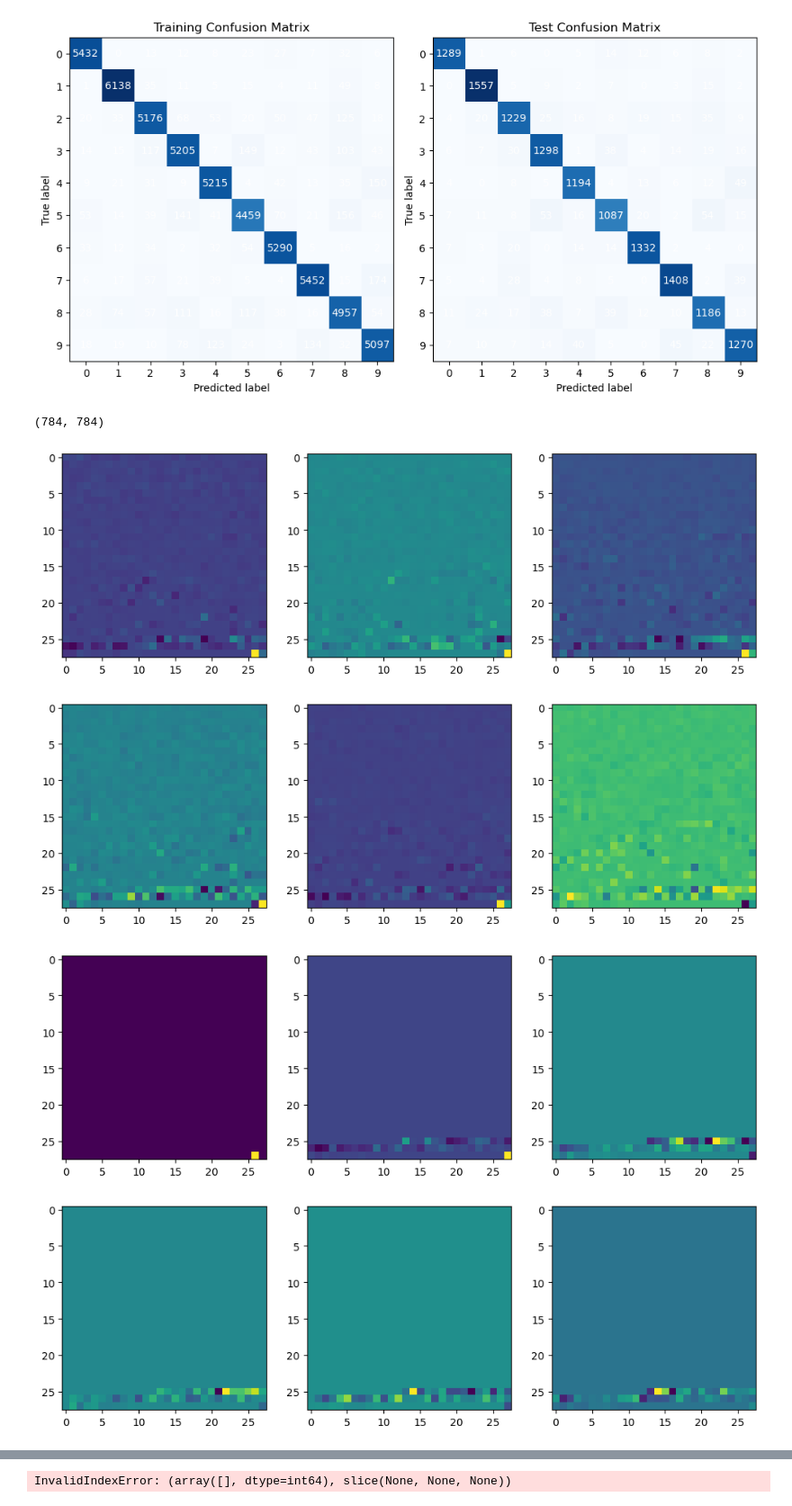
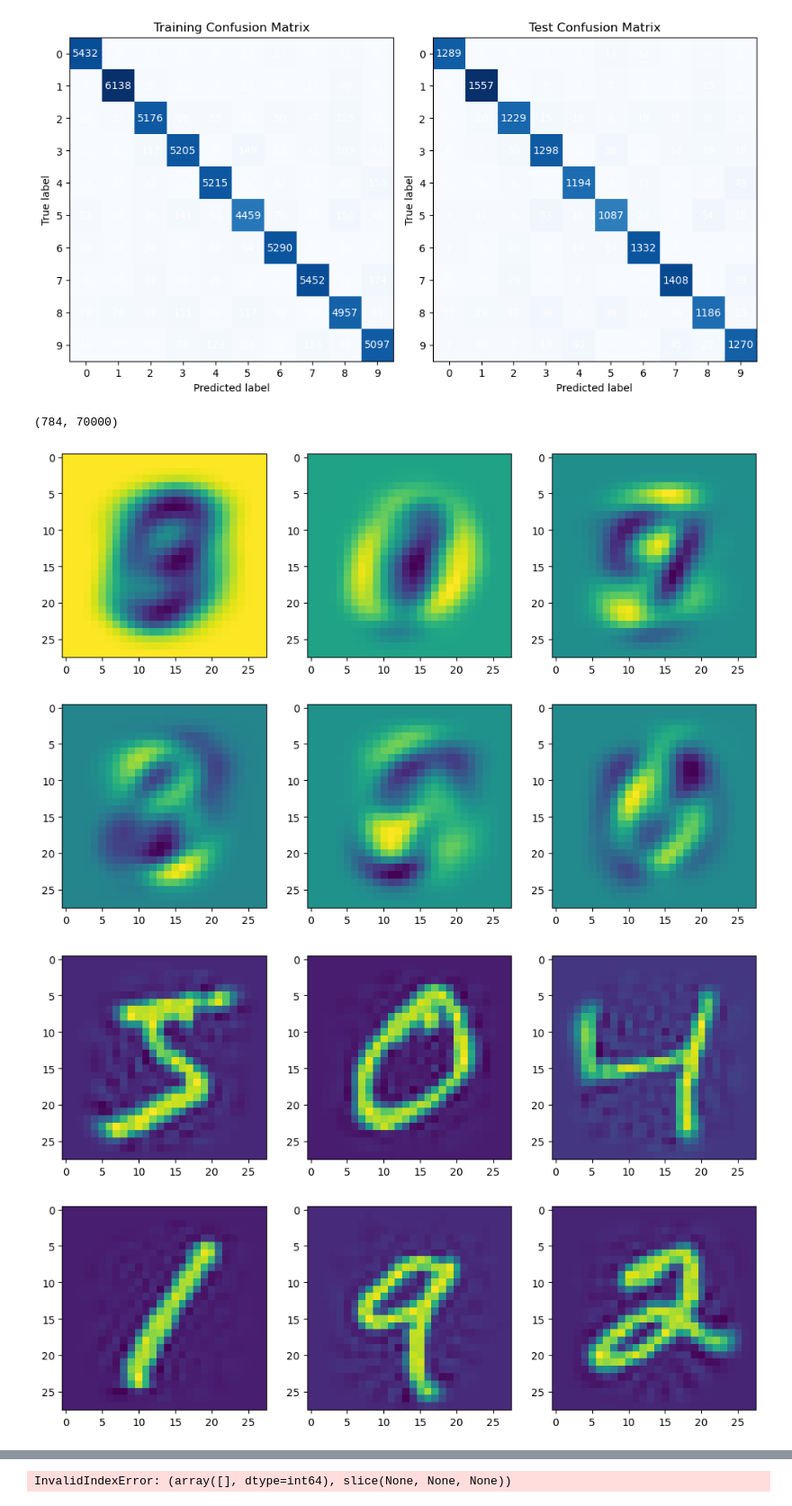
Before and after one commit to JimmiedWhatMom69420/EE399repo, a Jupyter notebook: EE399HW3.ipynb, the cells around one changed output, grey strips where cells are left out. Shown: that part at 90% size. Drawn from its saved outputs; the diff is of its cells as text; code cells hidden in the pictures.

```diff
--- a/EE399HW3.ipynb
+++ b/EE399HW3.ipynb
@@ -117,24 +126,24 @@ import matplotlib.pyplot as plt
 # Load the MNIST dataset
 mnist = fetch_openml('mnist_784', version=1)
 X, y = mnist["data"], mnist["target"]
-X_train, X_test, y_train, y_test = train_test_split(X, y, test_size=0.2, random_state=42)
+X_train, X_test, Y_train, Y_test = train_test_split(X, y, test_size=0.2, random_state=42)
 
 # Train a logistic regression classifier
 clf = LogisticRegression(random_state=42)
-clf.fit(X_train, y_train)
+clf.fit(X_train, Y_train)
 
 # Predict on the training and test sets
-y_train_pred = clf.predict(X_train)
-y_test_pred = clf.predict(X_test)
+Y_train_pred = clf.predict(X_train)
+Y_test_pred = clf.predict(X_test)
 
 # Evaluate the classifier performance
-train_acc = accuracy_score(y_train, y_train_pred)
-test_acc = accuracy_score(y_test, y_test_pred)
+train_acc = accuracy_score(Y_train, Y_train_pred)
+test_acc = accuracy_score(Y_test, Y_test_pred)
 print("Training accuracy:", train_acc)
 print("Test accuracy:", test_acc)
 
-train_cm = confusion_matrix(y_train, y_train_pred)
-test_cm = confusion_matrix(y_test, y_test_pred)
+train_cm = confusion_matrix(Y_train, Y_train_pred)
+test_cm = confusion_matrix(Y_test, Y_test_pred)
 
 # Plot the confusion matrices
 fig, axes = plt.subplots(ncols=2, figsize=(10,5))
@@ -177,26 +186,25 @@ Test accuracy: 0.9178571428571428
 # %%
 # A visualization from the data finding the patterns in Matrix U, a 784x784 matrix
 
-# Reduce the rank of data matrix to 200 and plot the reconstructed images
-X_r200 = (Vt@np.diag(S))[:,:200]@U[:200]
+X_r200 = (U@np.diag(S))[:,:200]@Vt[:200]
 print(X_r200.shape)
+plt.figure(figsize=(12,8))
+for i in range(6):
+    plt.subplot(2,3,i+1)
+    img = U[:,i].reshape((28,28))
+    plt.imshow(img)
+plt.show()
+
 plt.figure(figsize=(12,8))
 for i in range(6):
     plt.subplot(2,3,i+1)
     img = X_r200[:,i].reshape((28,28))
     plt.imshow(img)
 plt.show()
-
-plt.figure(figsize=(12,8))
-for i in range(6):
-    plt.subplot(2,3,i+1)
-    img = Vt[:,i].reshape((28,28))
-    plt.imshow(img)
-plt.show()
 # %% [output]
-(784, 784)
+(784, 70000)
-[figure, old version]
+[figure, new version]
-[figure, old version]
+[figure, new version]
 # %%
 4. On a 3D plot, project onto three selected V-modes (columns) colored by their digit label.
 For example, columns 2,3, and 5.
```
Also changed, not shown: parts of 8 cells of this notebook.
